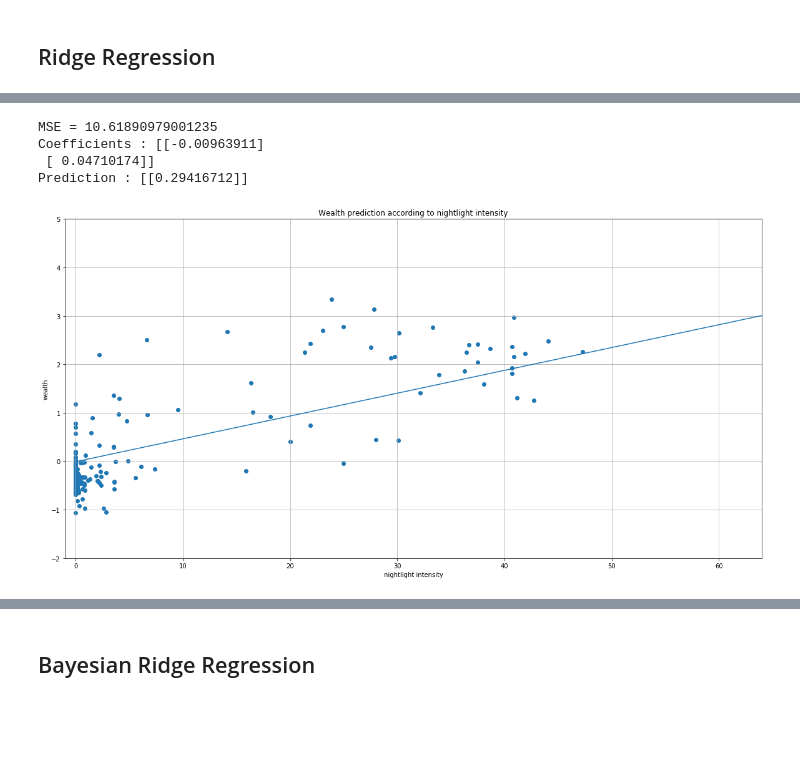
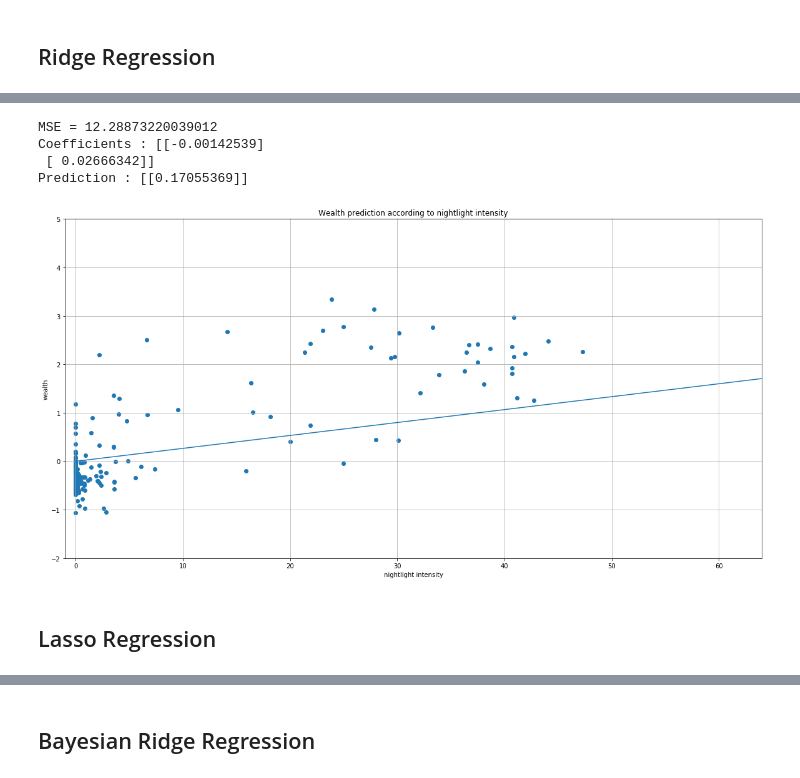
Before and after one commit to ridouaneg/Predict-poverty-from-space, a Jupyter notebook: implementations.ipynb, the cells around one changed output, grey strips where cells are left out. Drawn from its saved outputs; the diff is of its cells as text; code cells hidden in the pictures; blank space fills up the shorter version.

Commit message:
add more regression implementations

```diff
--- a/implementations.ipynb
+++ b/implementations.ipynb
@@ -93,16 +101,18 @@ class RidgeRegression:
         y_test = np.dot(X, self.coeff)
         return y_test
 # %%
-estimator = RidgeRegression(gamma=1e4)
+estimator = RidgeRegression(gamma=5e4)
 estimator.train(X_train, y_train)
+
 print("Coefficients :", estimator.coeff)
 print("Prediction :", estimator.predict(np.array([X_test[11]])))
+
+plot_regression(estimator, X_train, y_train)
 # %% [output]
-MSE = 10.61890979001235
-Coefficients : [[-0.00963911]
- [ 0.04710174]]
-Prediction : [[0.29416712]]
+MSE = 12.28873220039012
+Coefficients : [[-0.00142539]
+ [ 0.02666342]]
+Prediction : [[0.17055369]]
+[figure, added]
-# %%
-plot_regression(estimator, X_train, y_train)
-# %% [output]
-[figure, removed]
+# %% [markdown]
+## Lasso Regression
```
Also changed, not shown: parts of 19 cells of this notebook.
